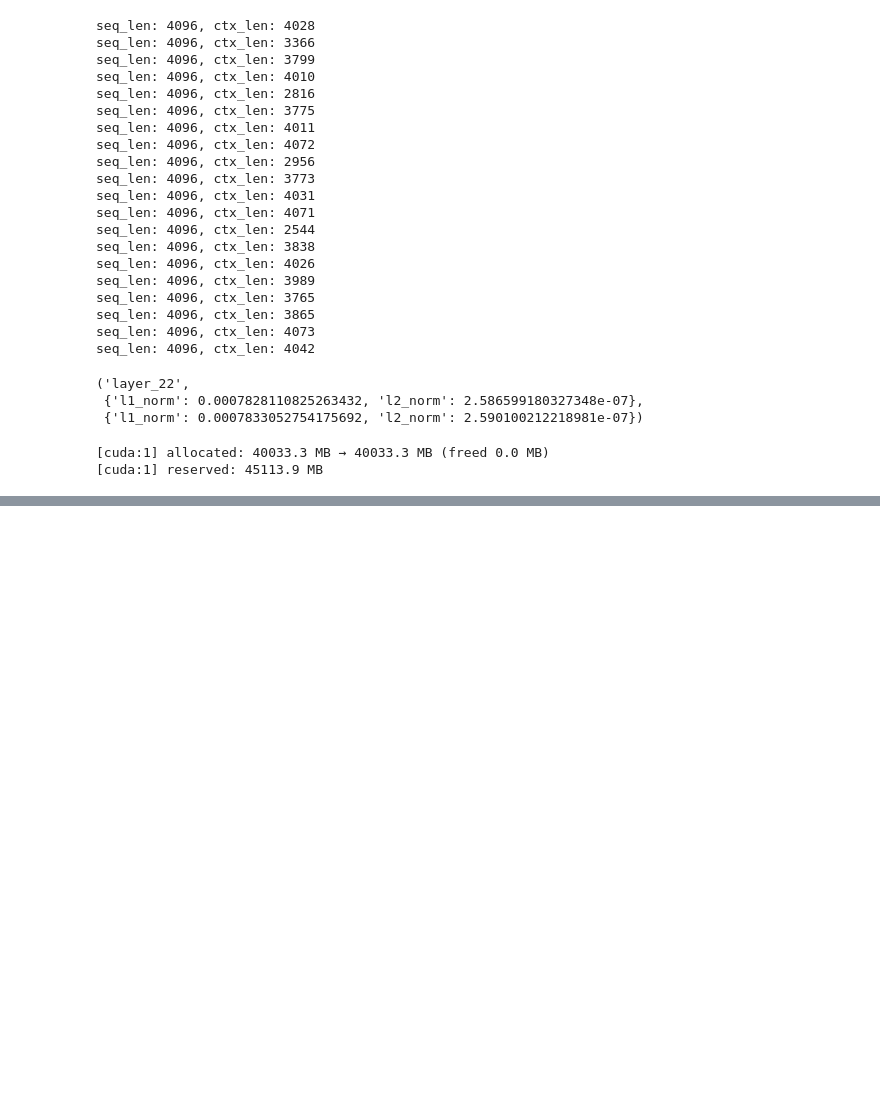
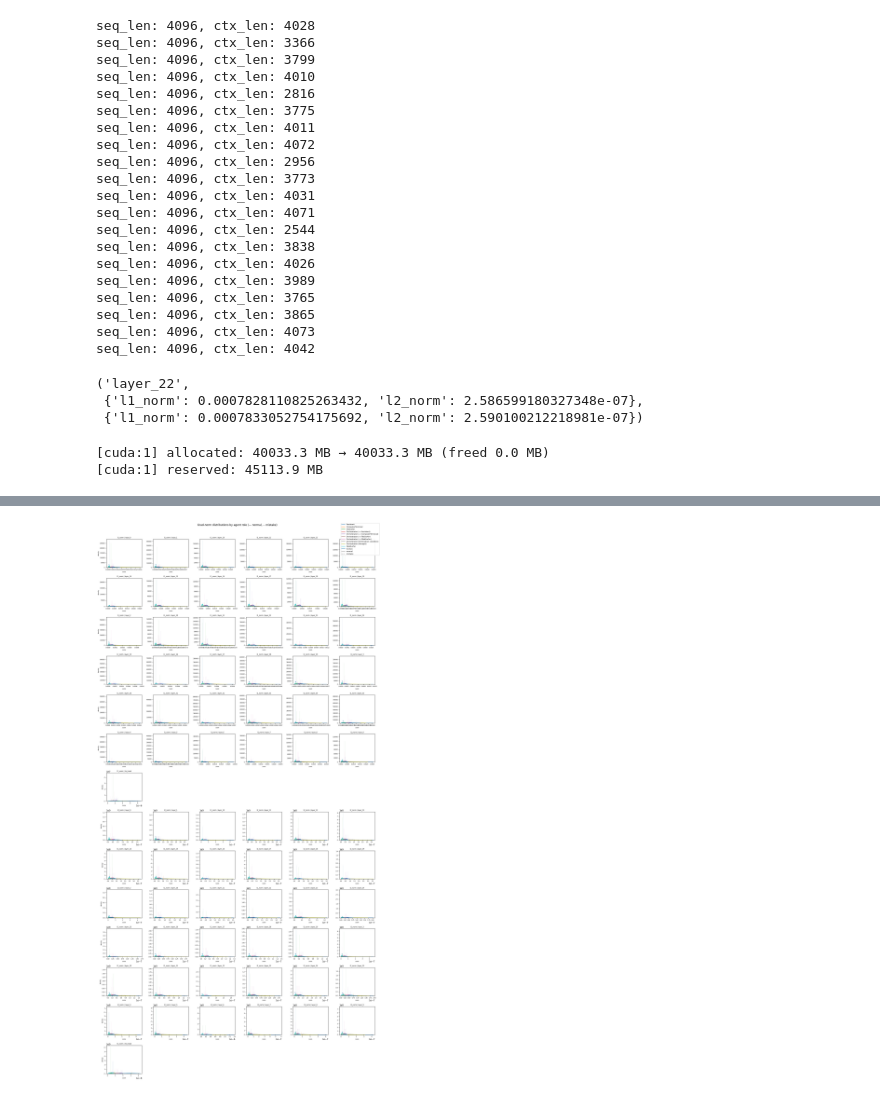
Before and after one commit to dourofficer/grad-norm, a Jupyter notebook: z_dev2.ipynb, the cells around one changed output, grey strips where cells are left out. Drawn from its saved outputs; the diff is of its cells as text; code cells hidden in the pictures; blank space fills up the shorter version.

```diff
--- a/z_dev2.ipynb
+++ b/z_dev2.ipynb
@@ -542,0 +770,92 @@ memory_accounting()
+# %%
+import json
+from pathlib import Path
+import numpy as np
+import matplotlib.pyplot as plt
+from collections import defaultdict
+from scipy.stats import gaussian_kde
+
+# ── config ────────────────────────────────────────────────────────────────────
+RESULTS_DIR = Path("outputs/qwen3-8b/grad-norm/hand-crafted")
+NORM_TYPES   = ["l1_norm", "l2_norm"]
+NCOLS        = 6
+ALPHA        = 0.15
+BINS         = 40
+
+# ── collect scores ────────────────────────────────────────────────────────────
+# scores[norm_type][layer][role][kind] = [val, ...]
+scores = {nt: defaultdict(lambda: defaultdict(lambda: {"mistake": [], "normal": []}))
+          for nt in NORM_TYPES}
+
+for fpath in sorted(RESULTS_DIR.glob("*.json")):
+    data         = json.loads(fpath.read_text())
+    mistake_step = int(data["metadata"]["mistake_step"])
+    step_to_role = {s["step_idx"]: s["role"] for s in data["steps"]}
+
+    for log in data["logs"]:
+        step = int(log["step_idx"])
+        kind = "mistake" if step == mistake_step else "normal"
+        role = step_to_role.get(step, "unknown")
+        for nt in NORM_TYPES:
+            for layer, val in log[nt].items():
+                scores[nt][layer][role][kind].append(val)
+
+# ── plot ──────────────────────────────────────────────────────────────────────
+layers   = sorted(scores[NORM_TYPES[0]].keys(), key=lambda x: (x == "lm_head", x))
+all_roles = sorted({role for nt in NORM_TYPES
+                         for layer in layers
+                         for role in scores[nt][layer]})
+palette  = plt.cm.tab10.colors
+role_color = {role: palette[i % len(palette)] for i, role in enumerate(all_roles)}
+
+n_layers       = len(layers)
+n_rows_per_norm = (n_layers + NCOLS - 1) // NCOLS
+
+fig, axes = plt.subplots(
+    nrows = len(NORM_TYPES) * n_rows_per_norm,
+    ncols = NCOLS,
+    figsize = (NCOLS * 3, len(NORM_TYPES) * n_rows_per_norm * 2.5),
+)
+axes = np.array(axes).reshape(len(NORM_TYPES), n_rows_per_norm, NCOLS)
+
+def plot_kde(ax, vals, label, color, linestyle):
+    if len(vals) < 2:
+        return
+    arr = np.array(vals)
+    ax.hist(arr, bins=BINS, alpha=ALPHA, density=True, color=color)
+    xs  = np.linspace(arr.min(), arr.max(), 300)
+    ax.plot(xs, gaussian_kde(arr)(xs), color=color, linewidth=1.5,
+            linestyle=linestyle, label=label)
+
+for ni, nt in enumerate(NORM_TYPES):
+    for li, layer in enumerate(layers):
+        row, col = divmod(li, NCOLS)
+        ax = axes[ni, row, col]
+        for role in all_roles:
+            c = role_color[role]
+            plot_kde(ax, scores[nt][layer][role]["normal"],  f"{role} normal",  c, "-")
+            plot_kde(ax, scores[nt][layer][role]["mistake"], f"{role} mistake", c, "--")
+        ax.set_title(f"{nt} | {layer}", fontsize=7)
+        ax.tick_params(labelsize=6)
+        ax.set_xlabel("score", fontsize=6)
+        if col == 0:
+            ax.set_ylabel("density", fontsize=6)
+
+    for li in range(n_layers, n_rows_per_norm * NCOLS):
+        row, col = divmod(li, NCOLS)
+        axes[ni, row, col].set_visible(False)
+
+# legend: one entry per role (color) + linestyle guide for normal/mistake
+legend_elements = [
+    plt.Line2D([0], [0], color=role_color[r], linewidth=1.5, label=r)
+    for r in all_roles
+] + [
+    plt.Line2D([0], [0], color="gray", linewidth=1.5, linestyle="-",  label="normal"),
+    plt.Line2D([0], [0], color="gray", linewidth=1.5, linestyle="--", label="mistake"),
+]
+fig.legend(handles=legend_elements, loc="upper right", fontsize=8, framealpha=0.9)
+fig.suptitle("Grad-norm distributions by agent role (— normal, -- mistake)", y=1.01)
+plt.tight_layout()
+plt.show()
+# %% [output]
+[figure, added]
```
Also changed, not shown: parts of 9 cells of this notebook, 28 other files.
